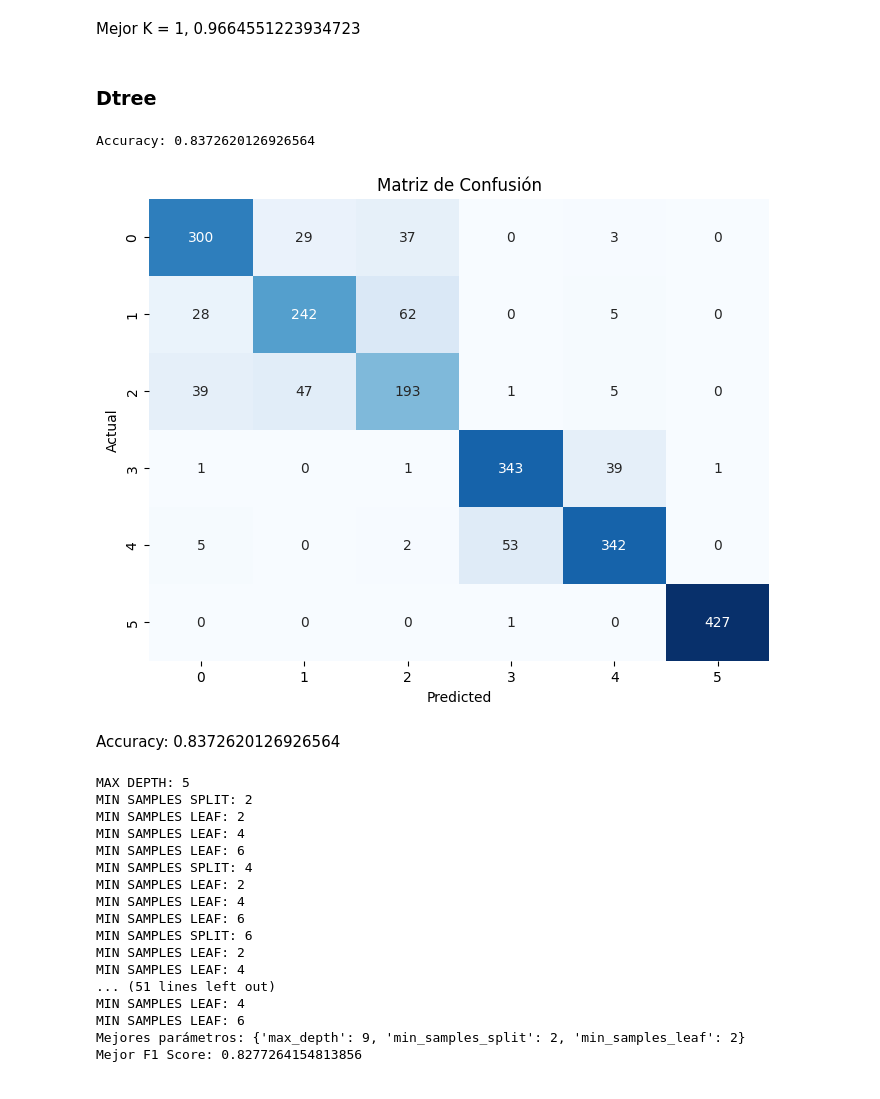
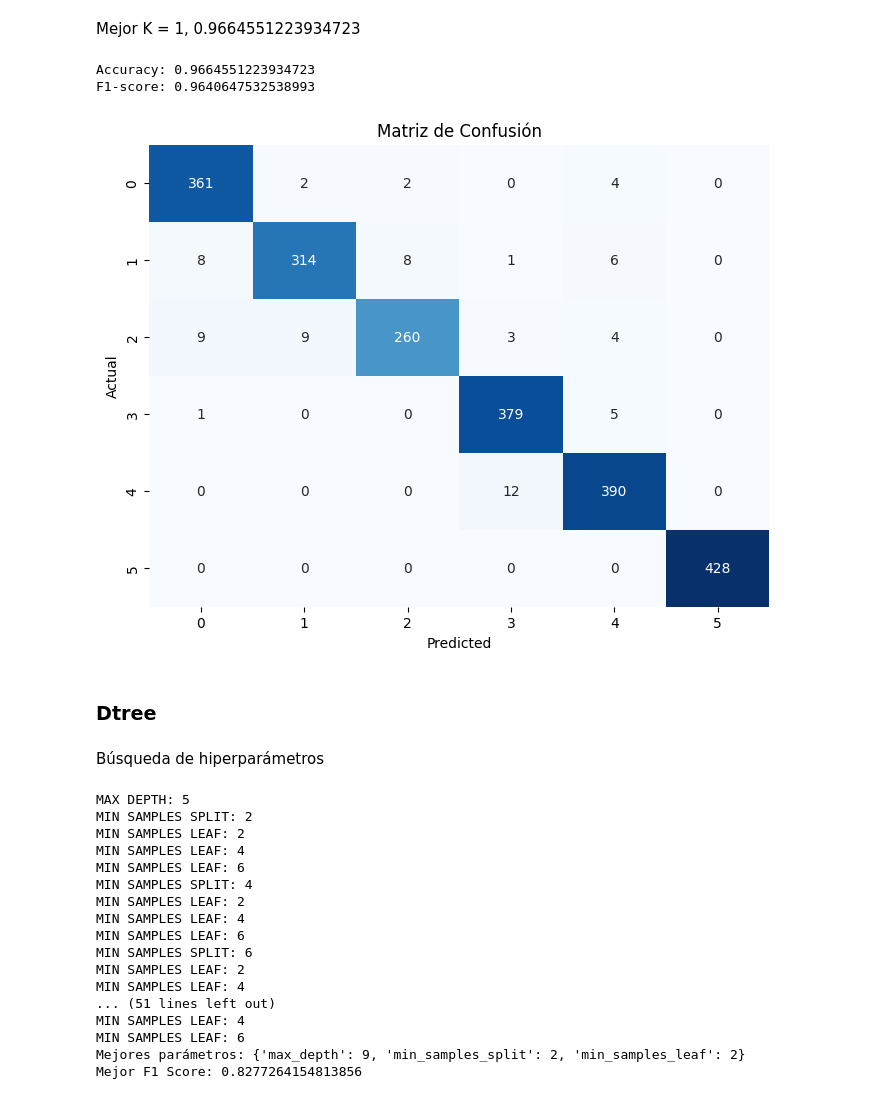
Before and after one commit to JorgeD13/Proyecto-2---ML, a Jupyter notebook: proyecto.ipynb, the cells around one changed output. Cells and saved outputs as stored; diff of their text form; code cells hidden in the pictures.

```diff
--- a/proyecto.ipynb
+++ b/proyecto.ipynb
@@ -166,6 +166,29 @@ Mejor k:  1
 Accuracy para k=1: 0.9664551223934723
 # %% [markdown]
 Mejor K = 1, 0.9664551223934723
+# %%
+y_pred = train_knn(X_test_pca, 1, X_train_pca, y_train)
+
+# Generar la matriz de confusión
+conf_matrix = confusion_matrix(y_test, y_pred)
+
+accuracy = accuracy_score(y_test, y_pred)
+print(f'Accuracy: {accuracy}')
+
+f1 = f1_score(y_test, y_pred, average='macro')
+print(f'F1-score: {f1}')
+
+# Visualización de la matriz de confusión
+plt.figure(figsize=(8, 6))
+sns.heatmap(conf_matrix, annot=True, fmt='d', cmap='Blues', cbar=False)
+plt.title('Matriz de Confusión')
+plt.xlabel('Predicted')
+plt.ylabel('Actual')
+plt.show()
+# %% [output]
+Accuracy: 0.9664551223934723
+F1-score: 0.9640647532538993
+[figure, added]
 # %% [markdown]
 ### Dtree
 # %%
@@ -288,32 +311,8 @@ def dt_predict(X, Y, X_new):
     Y_pred = np.array([tree_model._predict_one(x) for x in X_new])
 
     return Y_pred
-# %%
-# Crear y entrenar el modelo
-tree_model = DT(max_depth=10, min_samples_split=10, min_samples_leaf=5)
-tree_model.create_DT(X_train_pca, y_train)
-
-# Hacer predicciones
-Y_pred = tree_model.predict(X_test_pca)
-
-# Generar la matriz de confusión
-conf_matrix = confusion_matrix(y_test, Y_pred)
-
-accuracy = accuracy_score(y_test, Y_pred)
-print(f'Accuracy: {accuracy}')
-
-# Visualización de la matriz de confusión
-plt.figure(figsize=(8, 6))
-sns.heatmap(conf_matrix, annot=True, fmt='d', cmap='Blues', cbar=False)
-plt.title('Matriz de Confusión')
-plt.xlabel('Predicted')
-plt.ylabel('Actual')
-plt.show()
-# %% [output]
-Accuracy: 0.8372620126926564
-[figure, removed]
-# %% [markdown]
-Accuracy: 0.8372620126926564
+# %% [markdown]
+Búsqueda de hiperparámetros
 # %%
 best_f1 = 0
 best_params = {}
```
Also changed, not shown: parts of 1 cell of this notebook, 2 other files.
